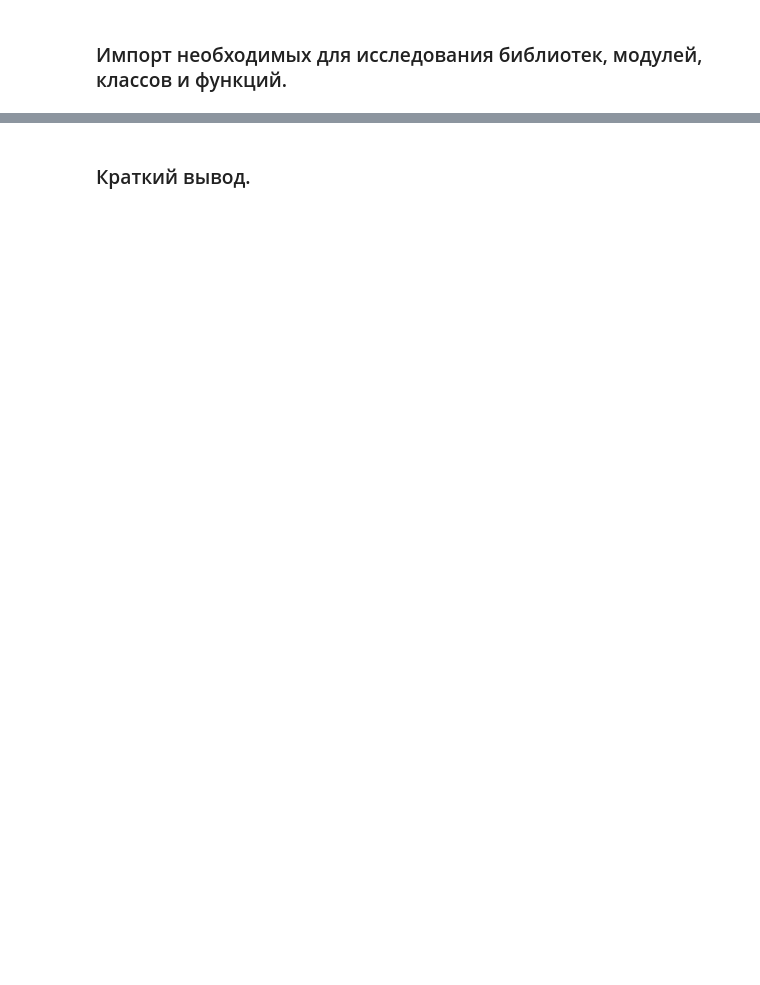
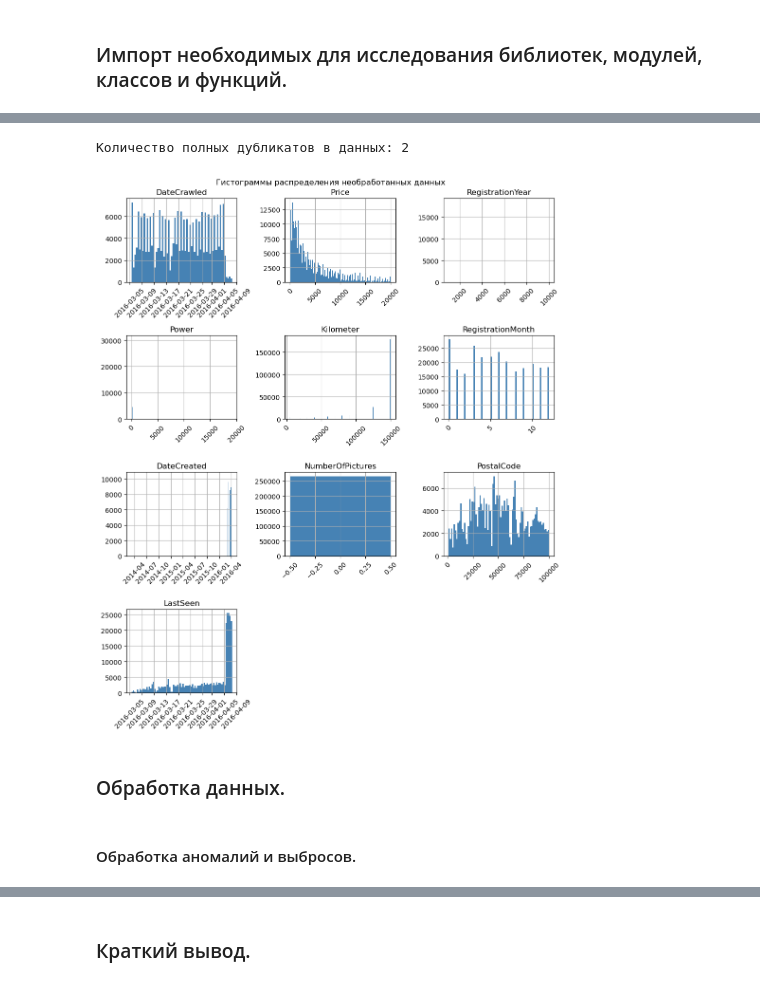
Before and after one commit to DimaDoesCode/Yandex_Practicum-Numerical_Analysis, a Jupyter notebook: numerical_analysis/numerical_analysis_fin.ipynb, the cells around one changed output, grey strips where cells are left out. Saved outputs shown, nothing was run; the diff lists cells and outputs as text; code cells hidden in the pictures; blank space fills up the shorter version.

```diff
--- a/numerical_analysis/numerical_analysis_fin.ipynb
+++ b/numerical_analysis/numerical_analysis_fin.ipynb
@@ -184,0 +134,15 @@ plt.show()
+# %%
+try:
+    autos = pd.read_csv(
+        'autos.csv',
+        engine='python',
+        sep=None,
+        parse_dates=['DateCrawled', 'DateCreated', 'LastSeen']
+    )
+except:
+    autos = pd.read_csv(
+        '/datasets/autos.csv',
+        engine='python',
+        sep=None,
+        parse_dates=['DateCrawled', 'DateCreated', 'LastSeen']
+    )
@@ -184,0 +151,9 @@ plt.show()
+# %%
+shuffle_split = ShuffleSplit(n_splits=1, test_size=0.25, random_state=RANDOM_STATE)
+
+for train_index, test_index in shuffle_split.split(autos):
+    autos_train_set = autos.loc[train_index].copy()
+    autos_test_set = autos.loc[test_index].copy()
+
+autos_train_set.reset_index(inplace=True, drop=True)
+autos_test_set.reset_index(inplace=True, drop=True)
@@ -184,0 +166,3 @@ plt.show()
+# %%
+autos_train_set.reset_index(inplace=True, drop=True)
+autos_test_set.reset_index(inplace=True, drop=True)
@@ -184,0 +217,16 @@ plt.show()
+# %%
+print('Количество полных дубликатов в данных:', autos_train_set.duplicated().sum())
+# %% [output]
+Количество полных дубликатов в данных: 2
+# %%
+fig, axes = plt.subplots(figsize=(10, 12))
+autos_train_set.hist(bins='auto', xrot=45, color='SteelBlue', ax=axes)
+plt.suptitle('Гистограммы распределения необработанных данных')
+plt.tight_layout()
+plt.show()
+# %% [output]
+[figure, added]
+# %% [markdown]
+### Обработка данных.
+# %% [markdown]
+#### Обработка аномалий и выбросов.
```
Also changed, not shown: parts of 148 cells of this notebook.
